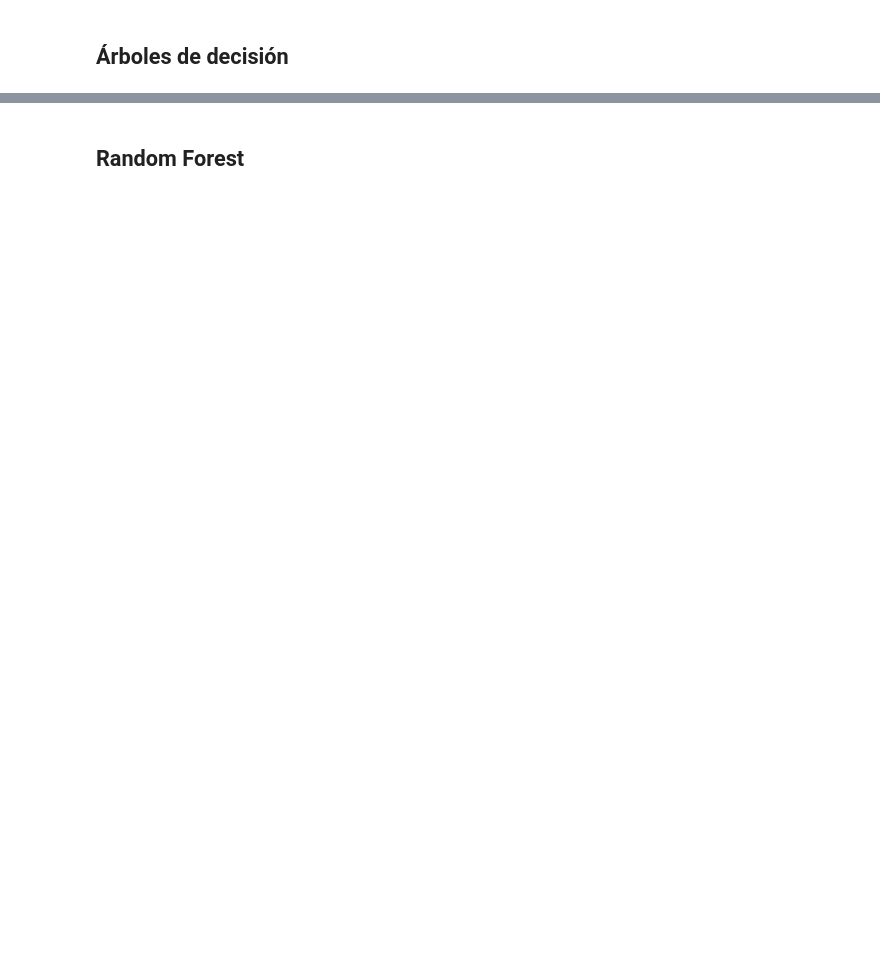
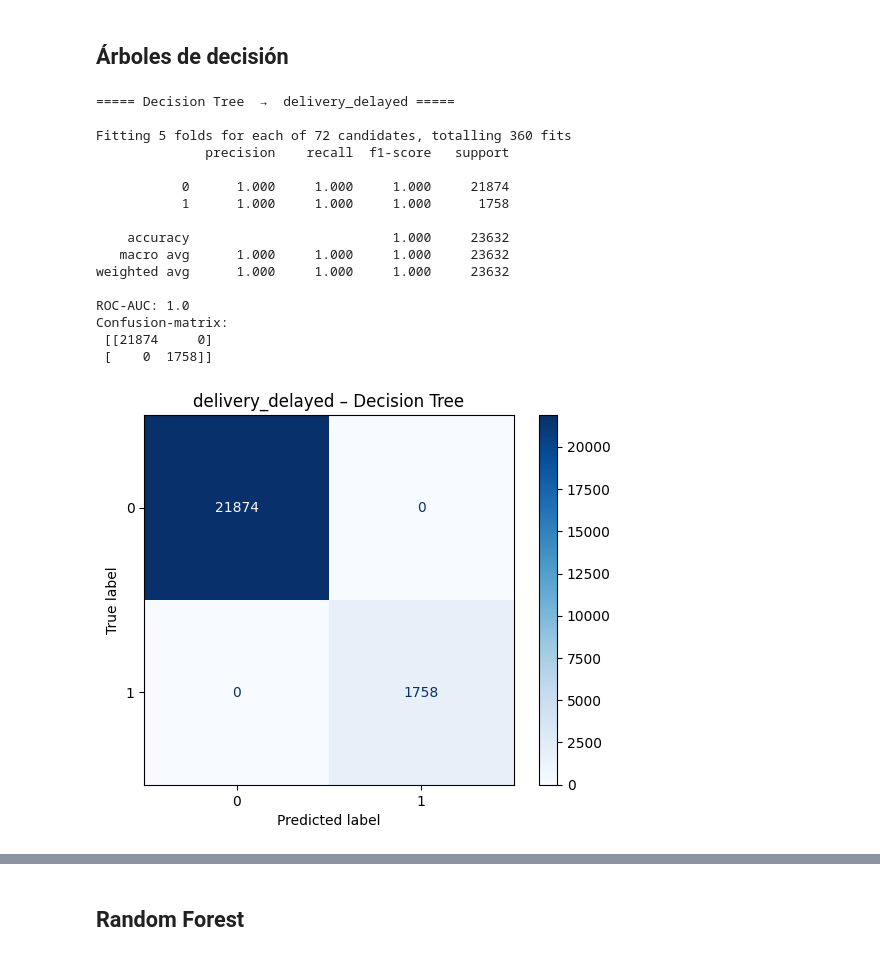
Before and after one commit to JoaquinCampos22155/proyecto3_Mineria, a Jupyter notebook: ModelosRegresion.ipynb, the cells around one changed output, grey strips where cells are left out. Saved outputs shown, nothing was run; the diff lists cells and outputs as text; code cells hidden in the pictures; blank space fills up the shorter version.

```diff
--- a/ModelosRegresion.ipynb
+++ b/ModelosRegresion.ipynb
@@ -1107,2 +1177,82 @@ ROC-AUC 1.0: separación casi lineal en el espacio de características.
 # %% [markdown]
 ## Árboles de decisión
+# %%
+# Decision Tree
+import os, joblib
+import matplotlib.pyplot as plt
+import pandas as pd, numpy as np
+from sklearn.model_selection import train_test_split, GridSearchCV, StratifiedKFold
+from sklearn.pipeline import Pipeline
+from sklearn.tree import DecisionTreeClassifier
+from sklearn.metrics import classification_report, roc_auc_score, confusion_matrix, ConfusionMatrixDisplay
+
+# Parámetros globales
+TARGETS     = ["delivery_delayed", "different_state"]
+RANDOM_SEED = 42
+CV          = StratifiedKFold(5, shuffle=True, random_state=RANDOM_SEED)
+GRID        = {
+    "clf__criterion": ["gini", "entropy"],
+    "clf__max_depth": [None, 5, 10, 20],
+    "clf__min_samples_split": [2, 5, 10],
+    "clf__min_samples_leaf": [1, 2, 4]
+}
+
+for tgt in TARGETS:
+    print(f"\n===== Decision Tree  →  {tgt} =====\n")
+
+    X = df.drop(columns=[tgt]).fillna(df.mean(numeric_only=True))
+    y = df[tgt]
+
+    Xtr, Xte, ytr, yte = train_test_split(
+        X, y, test_size=0.25, stratify=y, random_state=RANDOM_SEED)
+
+    pipe = Pipeline([
+        ("clf", DecisionTreeClassifier(
+            class_weight="balanced",
+            random_state=RANDOM_SEED))
+    ])
+
+    search = GridSearchCV(
+        pipe,
+        GRID,
+        cv=CV,
+        scoring="roc_auc",
+        n_jobs=-1,
+        verbose=1
+    )
+    search.fit(Xtr, ytr)
+    best = search.best_estimator_
+
+    y_pred = best.predict(Xte)
+    y_prob = best.predict_proba(Xte)[:, 1]
+    cm     = confusion_matrix(yte, y_pred)
+
+    print(classification_report(yte, y_pred, digits=3))
+    print("ROC-AUC:", roc_auc_score(yte, y_prob).round(3))
+    print("Confusion-matrix:\n", cm, "\n")
+
+    disp = ConfusionMatrixDisplay(cm, display_labels=best.classes_)
+    disp.plot(cmap="Blues")
+    plt.title(f"{tgt} – Decision Tree")
+    plt.savefig(f"cm_dt_{tgt}.png", dpi=150, bbox_inches="tight")
+    plt.show()
+
+    joblib.dump(best, f"dt_best_{tgt}.joblib")
+# %% [output]
+===== Decision Tree  →  delivery_delayed =====
+
+Fitting 5 folds for each of 72 candidates, totalling 360 fits
+              precision    recall  f1-score   support
+
+           0      1.000     1.000     1.000     21874
+           1      1.000     1.000     1.000      1758
+
+    accuracy                          1.000     23632
+   macro avg      1.000     1.000     1.000     23632
+weighted avg      1.000     1.000     1.000     23632
+
+ROC-AUC: 1.0
+Confusion-matrix:
+ [[21874     0]
+ [    0  1758]]
+[figure, added]
```
Also changed, not shown: parts of 10 cells of this notebook.
